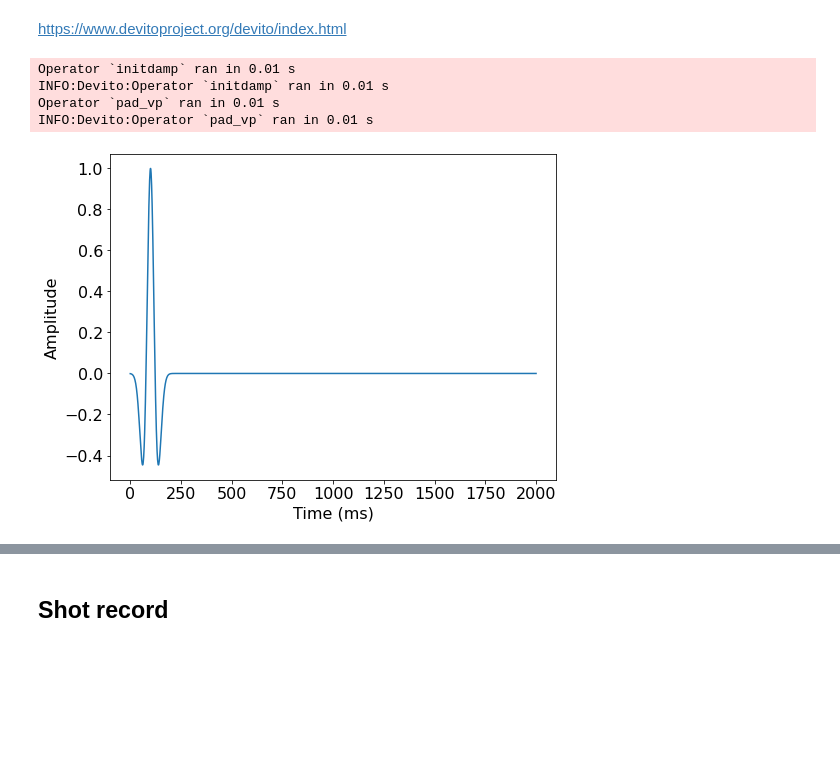
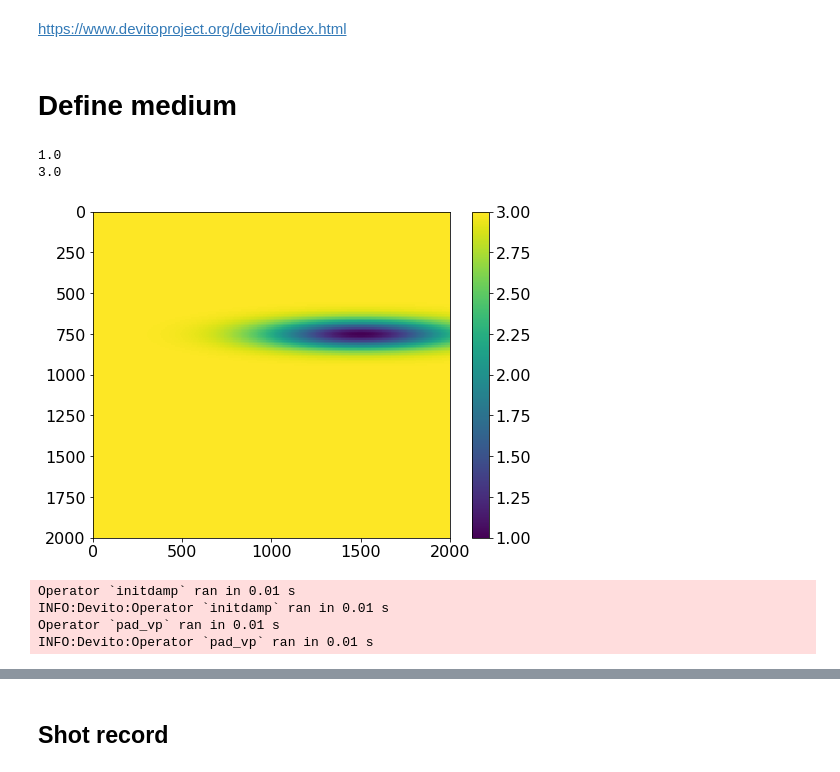
Before and after one commit to StephenTGibson/COMP527-colabNotebooks, a Jupyter notebook: COMP702-MScProject/Devito_FD_2D_wave_equation.ipynb, the cells around one changed output, grey strips where cells are left out. Cells and saved outputs as stored; diff of their text form; code cells hidden in the pictures; blank space fills up the shorter version.

```diff
--- a/COMP702-MScProject/Devito_FD_2D_wave_equation.ipynb
+++ b/COMP702-MScProject/Devito_FD_2D_wave_equation.ipynb
@@ -23,7 +23,7 @@ from examples.seismic import RickerSource
 from examples.seismic import Receiver
 # %%
 extent_x = 2.e3 ### METRES ###
-extent_z = 1.e3 ### METRES ###
+extent_z = 2.e3 ### METRES ###
 
 nx = 401 ### NODES ###
 nz = 201 ### NODES ###
@@ -36,26 +36,8 @@ nzTrue = nz + 2*absorbingLayer ### NODES ###
 dx = extent_x / (nx-1) ### METRES ###
 dz = extent_z / (nz-1) ### METRES ###
 
-shape = (nx, nz)
-spacing = (dx, dz)
+shape = (nz, nx)
+spacing = (dz, dx)
 origin = (0., 0.)
-
-# define medium (acoustic wavespeed)
-v = np.empty(shape, dtype=np.float32)
-v[:, :] = 2.5 ### KM/S ###
-v[:, int(shape[1]/2):] = 1.5  ### KM/S ###
-
-model = Model(vp=v, origin=origin, shape=shape, spacing=spacing,
-              space_order=2, nbl=absorbingLayer, bcs="damp")
-
-t0 = 0.  ### MILLISECONDS ###
-# dt = 1e-1 ### MILLISECONDS ###
-dt = model.critical_dt
-T = 2.e3 ### MILLISECONDS ###
-nt = T / dt
-time_range = TimeAxis(start=t0, stop=T, step=dt)
-# %% [output]
-Operator `initdamp` ran in 0.01 s
-INFO:Devito:Operator `initdamp` ran in 0.01 s
-Operator `pad_vp` ran in 0.01 s
-INFO:Devito:Operator `pad_vp` ran in 0.01 s
+# %% [markdown]
+# Define medium
@@ -62,10 +60,39 @@ INFO:Devito:Operator `pad_vp` ran in 0.01 s
+# %%
+fig, ax = plt.subplots()
+
+plot = ax.pcolormesh(x, z, v)
+ax.invert_yaxis()
+
+fig.colorbar(plot)
+
+print(v.min())
+print(v.max())
+# %% [output]
+1.0
+3.0
+[figure, added]
+# %%
+model = Model(vp=v, origin=origin, shape=shape, spacing=spacing,
+              space_order=2, nbl=absorbingLayer, bcs="damp")
+
+t0 = 0.  ### MILLISECONDS ###
+# dt = 1e-1 ### MILLISECONDS ###
+dt = model.critical_dt
+T = 0.5e3 ### MILLISECONDS ###
+nt = T / dt
+time_range = TimeAxis(start=t0, stop=T, step=dt)
+# %% [output]
+Operator `initdamp` ran in 0.01 s
+INFO:Devito:Operator `initdamp` ran in 0.01 s
+Operator `pad_vp` ran in 0.01 s
+INFO:Devito:Operator `pad_vp` ran in 0.01 s
 # %%
-f0 = 0.01 ### kHZ ### # Source peak frequency is 10Hz (0.010 kHz)
+f0 = 0.03 ### kHZ ### # Source peak frequency is 10Hz (0.010 kHz)
 src = RickerSource(name='src', grid=model.grid, f0=f0,
                    npoint=1, time_range=time_range)
 
-src.coordinates.data[0, 0] = extent_x*0.5 ### METRES ###
-src.coordinates.data[0, 1] = 20. #extent_z*0.5 ### METRES ###
+src.coordinates.data[0, 1] = int(extent_x*0.5) ### METRES ###
+src.coordinates.data[0, 0] = int(extent_z*0.25) #extent_z*0.5 ### METRES ###
 
 # rec = Receiver(name='rec', grid=model.grid, npoint=101, time_range=time_range)
 # rec.coordinates.data[:, 0] = np.linspace(0, model.domain_size[0], num=101) ### METRES ###
@@ -81,8 +108,6 @@ src_term = src.inject(field=u.forward, expr=src * dt**2 / model.m)
 
 op = Operator([stencil] + src_term, subs=model.spacing_map) # + rec_term
 # src.show()
-# %% [output]
-[figure, removed]
 # %%
 # log start time to measure performance
 startTime = perf_counter()
```
Also changed, not shown: parts of 6 cells of this notebook.
